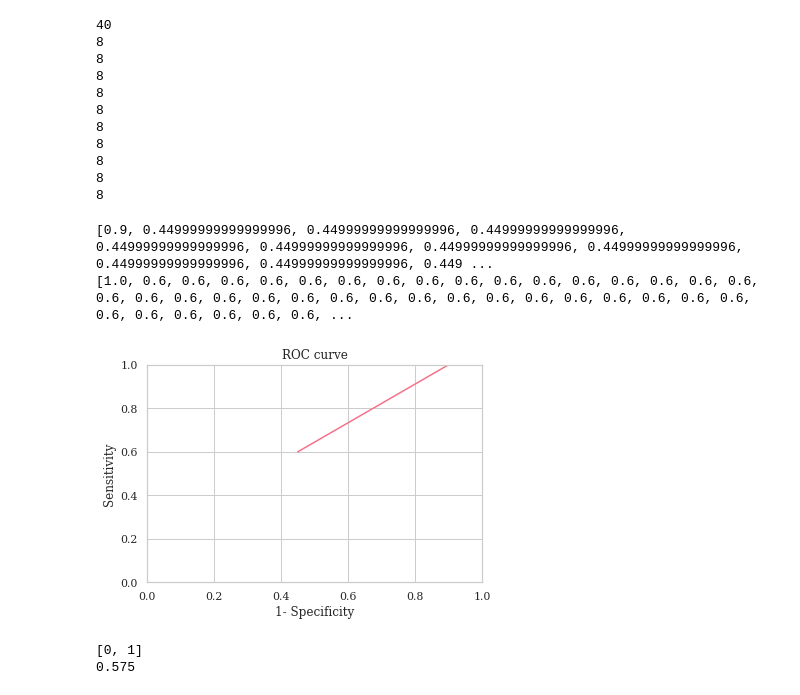
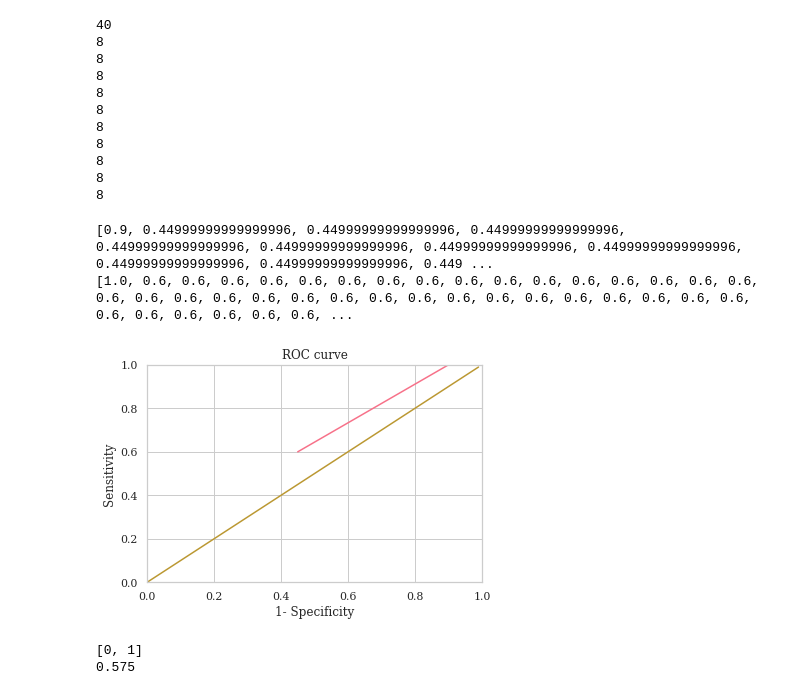
Before and after one commit to Artim436/stage1A, a Jupyter notebook: roc.ipynb, the cells around one changed output. Drawn from its saved outputs; the diff is of its cells as text; code cells hidden in the pictures.

```diff
--- a/roc.ipynb
+++ b/roc.ipynb
@@ -176,25 +196,26 @@ def accuracy(tp, tn, fp, fn):
 # %%
 l_one_spec = []
 l_senstivity = []
 n= 100
 THRESHOLD = [i/n for i in range(0,n)]
 for i in range(n):
     tp, tn, fp, fn = roc_homemade(PREDICTION, TRUTH, THRESHOLD[i])
     l_one_spec.append(one_specificity(tp, tn, fp, fn))
     l_senstivity.append(sensitivity(tp, tn, fp, fn))
 print(l_one_spec)
 print(l_senstivity)
-plt.plot(l_one_spec, l_senstivity)
+plt.plot(l_one_spec, l_senstivity, label="roc")
+plt.plot(THRESHOLD, THRESHOLD, label="1ere bissectrice des axes")
 plt.xlabel('1- Specificity')
 plt.ylabel('Sensitivity')
 plt.title('ROC curve')
 plt.xlim(0, 1)
 plt.ylim(0, 1)
 plt.show()
 # %% [output]
 [0.9, 0.44999999999999996, 0.44999999999999996, 0.44999999999999996, 0.44999999999999996, 0.44999999999999996, 0.44999999999999996, 0.44999999999999996, 0.44999999999999996, 0.44999999999999996, 0.449 ...
 [1.0, 0.6, 0.6, 0.6, 0.6, 0.6, 0.6, 0.6, 0.6, 0.6, 0.6, 0.6, 0.6, 0.6, 0.6, 0.6, 0.6, 0.6, 0.6, 0.6, 0.6, 0.6, 0.6, 0.6, 0.6, 0.6, 0.6, 0.6, 0.6, 0.6, 0.6, 0.6, 0.6, 0.6, 0.6, 0.6, 0.6, 0.6, 0.6, 0.6, ...
-[figure, old version]
+[figure, new version]
 # %%
 import csv
 
```
Also changed, not shown: parts of 3 cells of this notebook, 1 other file.
